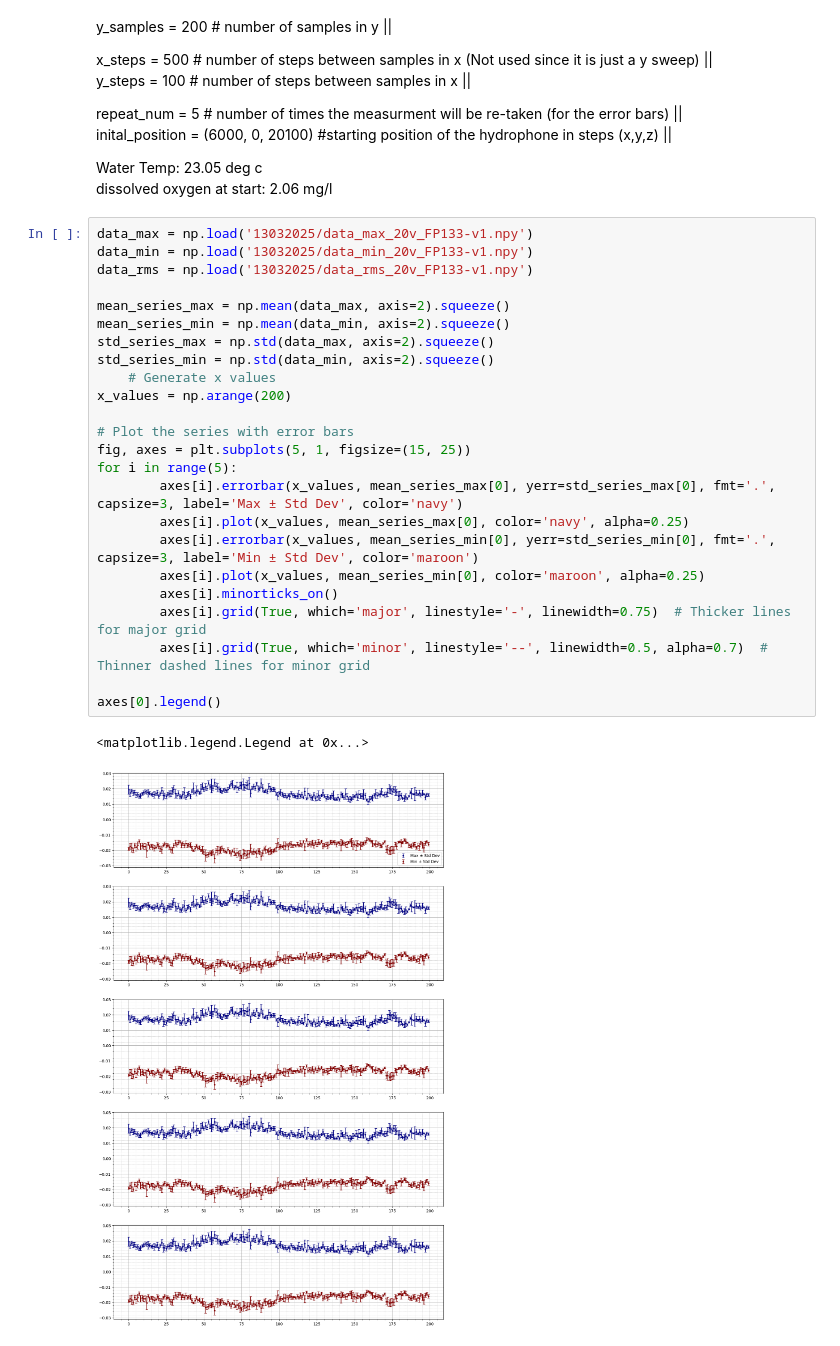
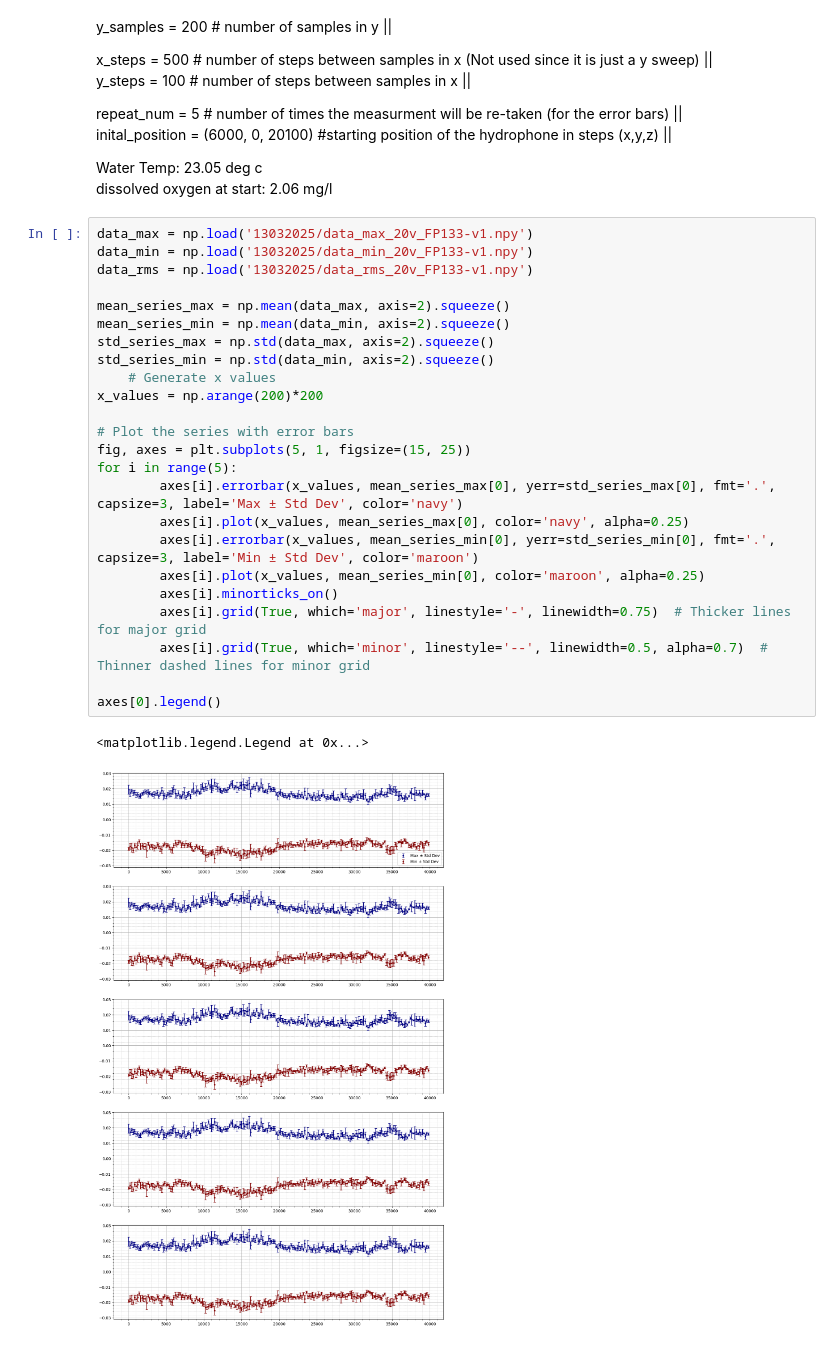
Before and after one commit to matthew-jenkins3/Beam_mapping, a Jupyter notebook: Data/Plotting_002.ipynb, the cells around one changed output. Saved outputs shown, nothing was run; the diff lists cells and outputs as text.

```diff
--- a/Data/Plotting_002.ipynb
+++ b/Data/Plotting_002.ipynb
@@ -177,27 +178,27 @@ dissolved oxygen at start: 2.06 mg/l
 # %%
 data_max = np.load('13032025/data_max_20v_FP133-v1.npy')
 data_min = np.load('13032025/data_min_20v_FP133-v1.npy')
 data_rms = np.load('13032025/data_rms_20v_FP133-v1.npy')
 
 mean_series_max = np.mean(data_max, axis=2).squeeze()
 mean_series_min = np.mean(data_min, axis=2).squeeze()
 std_series_max = np.std(data_max, axis=2).squeeze()
 std_series_min = np.std(data_min, axis=2).squeeze()
     # Generate x values
-x_values = np.arange(200)
+x_values = np.arange(200)*200
 
 # Plot the series with error bars
 fig, axes = plt.subplots(5, 1, figsize=(15, 25))
 for i in range(5):
         axes[i].errorbar(x_values, mean_series_max[0], yerr=std_series_max[0], fmt='.', capsize=3, label='Max ± Std Dev', color='navy')
         axes[i].plot(x_values, mean_series_max[0], color='navy', alpha=0.25)
         axes[i].errorbar(x_values, mean_series_min[0], yerr=std_series_min[0], fmt='.', capsize=3, label='Min ± Std Dev', color='maroon')
         axes[i].plot(x_values, mean_series_min[0], color='maroon', alpha=0.25)
         axes[i].minorticks_on()
         axes[i].grid(True, which='major', linestyle='-', linewidth=0.75)  # Thicker lines for major grid
         axes[i].grid(True, which='minor', linestyle='--', linewidth=0.5, alpha=0.7)  # Thinner dashed lines for minor grid
 
 axes[0].legend()
 # %% [output]
 <matplotlib.legend.Legend at 0x...>
-[figure, old version]
+[figure, new version]
```
Also changed, not shown: parts of 20 cells of this notebook, 6 other files.
